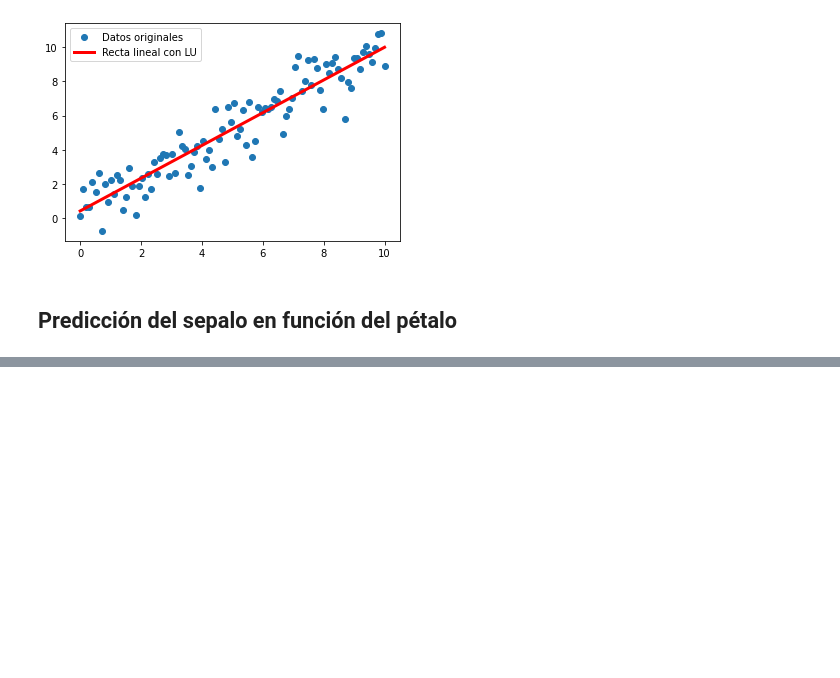
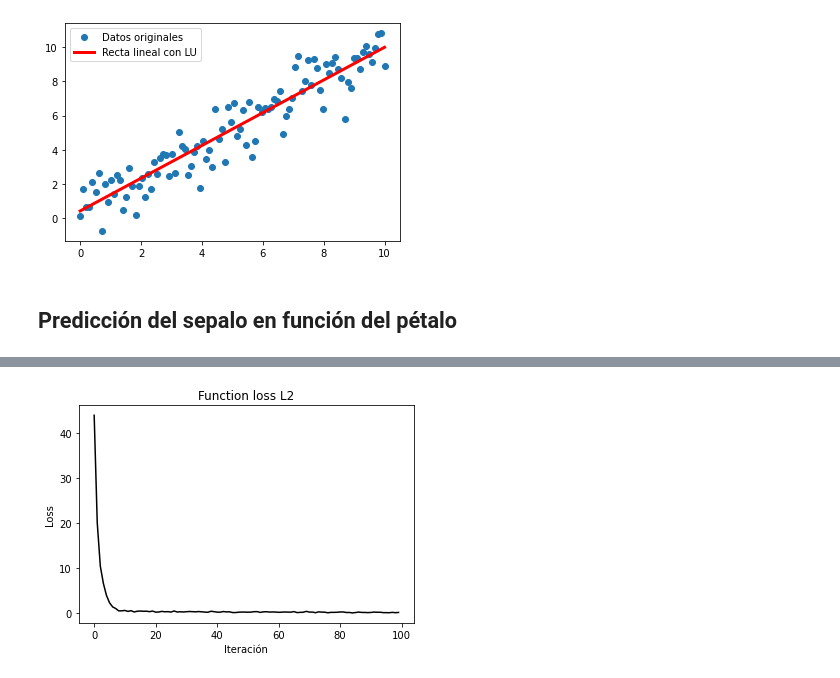
Before and after one commit to langheran/MLScripts, a Jupyter notebook: Python/learning/Deep Learning con Tensorflow - Juan Gomila.ipynb, the cells around one changed output, grey strips where cells are left out. Cells and saved outputs as stored; diff of their text form; code cells hidden in the pictures; blank space fills up the shorter version.

```diff
--- a/Python/learning/Deep Learning con Tensorflow - Juan Gomila.ipynb
+++ b/Python/learning/Deep Learning con Tensorflow - Juan Gomila.ipynb
@@ -1004,0 +1011,7 @@ x_vals = np.array()
+# %%
+learning_rate = 0.05
+batch_size = 25
+x_data = tf.placeholder(shape = [None, 1], dtype = tf.float32)
+y_target = tf.placeholder(shape = [None, 1], dtype = tf.float32)
+A  =tf.Variable(tf.random_normal(shape = [1,1]))
+b = tf.Variable(tf.random_normal(shape = [1,1]))
@@ -1004,0 +1070,8 @@ x_vals = np.array()
+# %%
+plt.plot(loss_vect, 'k-')
+plt.title('Function loss L2')
+plt.xlabel('Iteración')
+plt.ylabel('Loss')
+plt.show()
+# %% [output]
+[figure, added]
```
Also changed, not shown: parts of 16 cells of this notebook.
